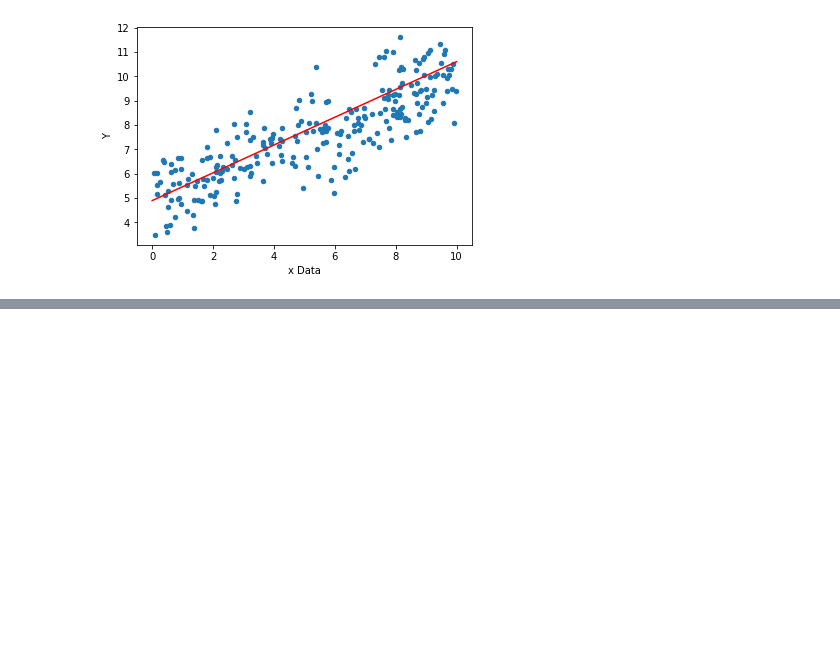
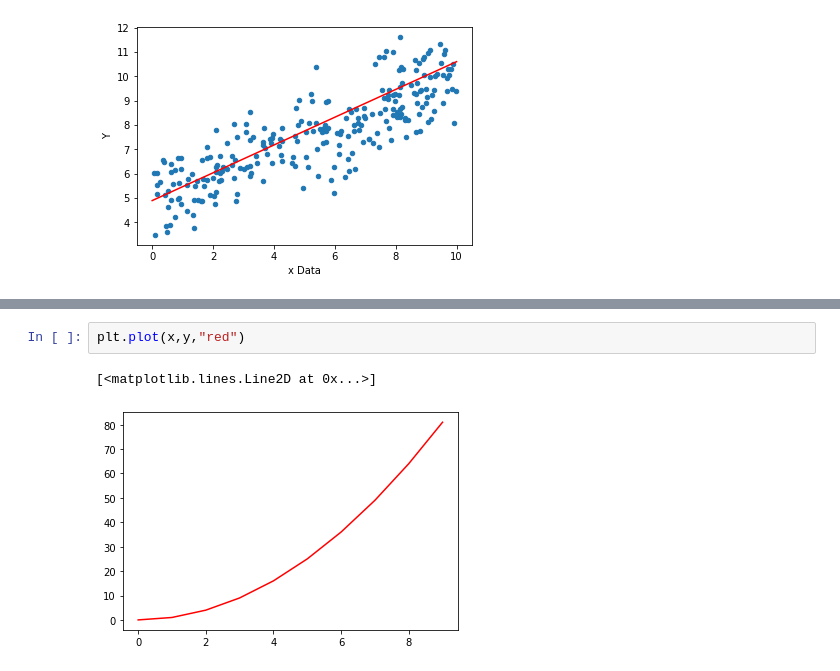
Before and after one commit to tyadav/tensor, a Jupyter notebook: Tensor_jose2.ipynb, the cells around one changed output, grey strips where cells are left out. Cells and saved outputs as stored; diff of their text form; blank space fills up the shorter version.

```diff
--- a/Tensor_jose2.ipynb
+++ b/Tensor_jose2.ipynb
@@ -110,0 +213,5 @@ plt.plot(x_data,y_hat,'r')
+# %%
+plt.plot(x,y,"red")
+# %% [output]
+[<matplotlib.lines.Line2D at 0x...>]
+[figure, added]
```
Also changed, not shown: parts of 22 cells of this notebook.
